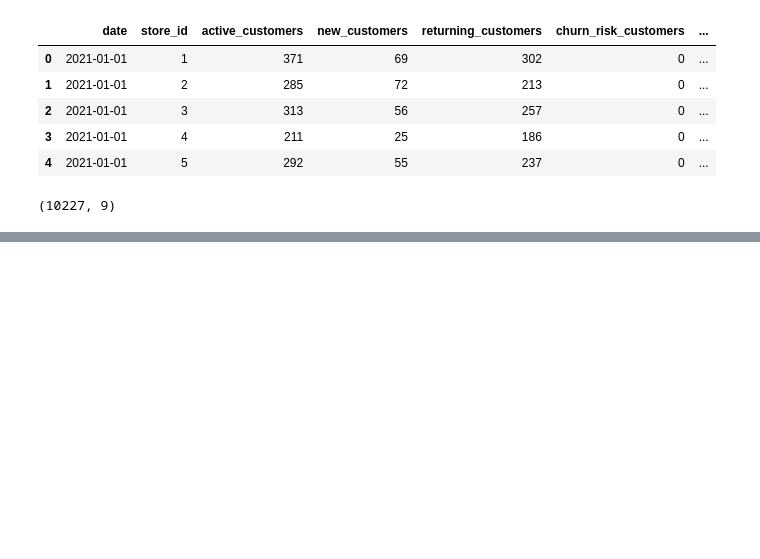
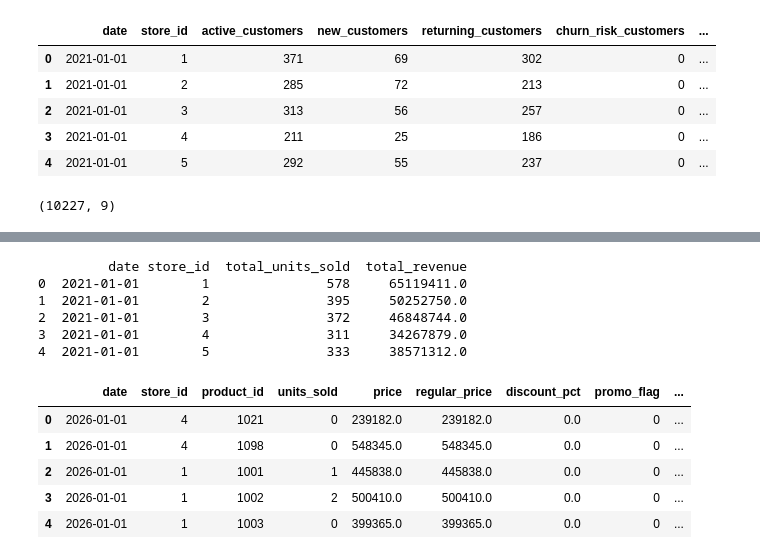
Before and after one commit to SunnyX-AI/ai-powered-sales-forecasting, a Jupyter notebook: notebooks/00_experiments.ipynb, the cells around one changed output, grey strips where cells are left out. Cells and saved outputs as stored; diff of their text form; code cells hidden in the pictures; blank space fills up the shorter version.

```diff
--- a/notebooks/00_experiments.ipynb
+++ b/notebooks/00_experiments.ipynb
@@ -444,0 +473,34 @@ customer_activity.shape
+# %%
+from src.data.db_connection import run_query
+
+query = """
+SELECT *
+FROM analytics.vw_daily_store_sales
+LIMIT 5;
+"""
+
+df = run_query(query)
+print(df)
+# %% [output]
+         date store_id  total_units_sold  total_revenue
+0  2021-01-01        1               578     65119411.0
+1  2021-01-01        2               395     50252750.0
+2  2021-01-01        3               372     46848744.0
+3  2021-01-01        4               311     34267879.0
+4  2021-01-01        5               333     38571312.0
+# %%
+query = """
+SELECT *
+FROM core.fact_sales
+WHERE date BETWEEN '2026-01-01' AND '2026-03-31'
+"""
+
+df = run_query(query)
+df.head()
+# %% [output]
+|  | date | store_id | product_id | units_sold | price | regular_price | discount_pct | promo_flag | ... |
+| 0 | 2026-01-01 | 4 | 1021 | 0 | 239182.0 | 239182.0 | 0.0 | 0 | ... |
+| 1 | 2026-01-01 | 4 | 1098 | 0 | 548345.0 | 548345.0 | 0.0 | 0 | ... |
+| 2 | 2026-01-01 | 1 | 1001 | 1 | 445838.0 | 445838.0 | 0.0 | 0 | ... |
+| 3 | 2026-01-01 | 1 | 1002 | 2 | 500410.0 | 500410.0 | 0.0 | 0 | ... |
+| 4 | 2026-01-01 | 1 | 1003 | 0 | 399365.0 | 399365.0 | 0.0 | 0 | ... |
```
Also changed, not shown: parts of 5 cells of this notebook, 8 other files.
